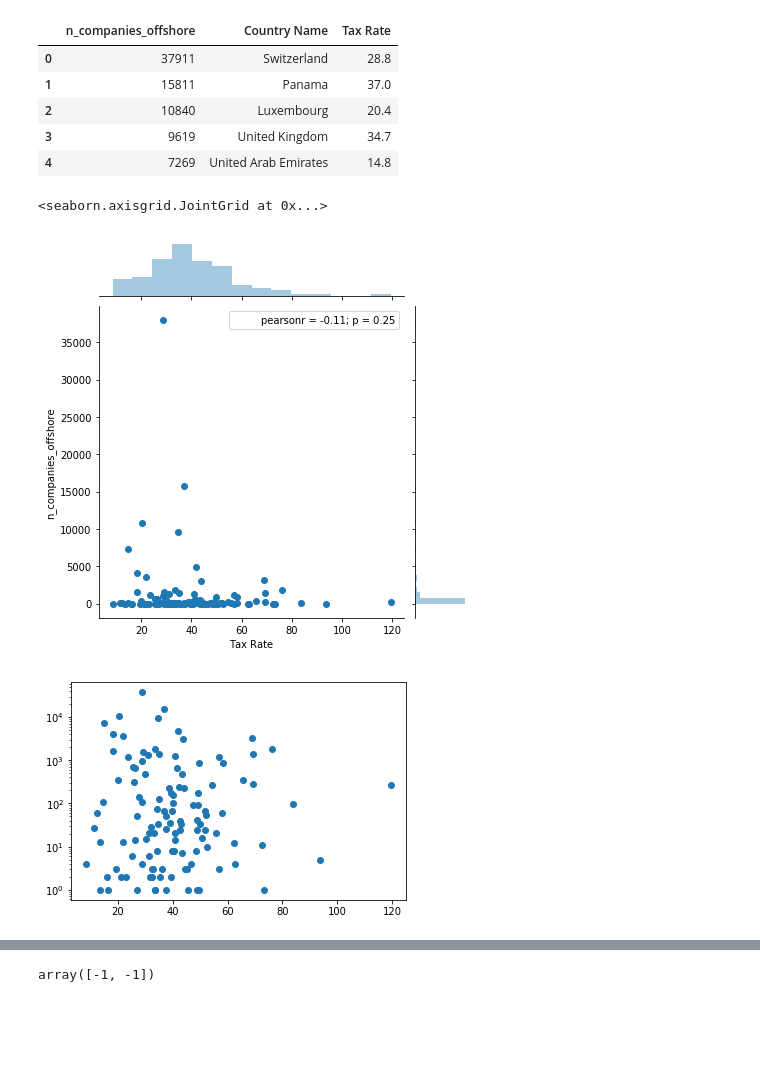
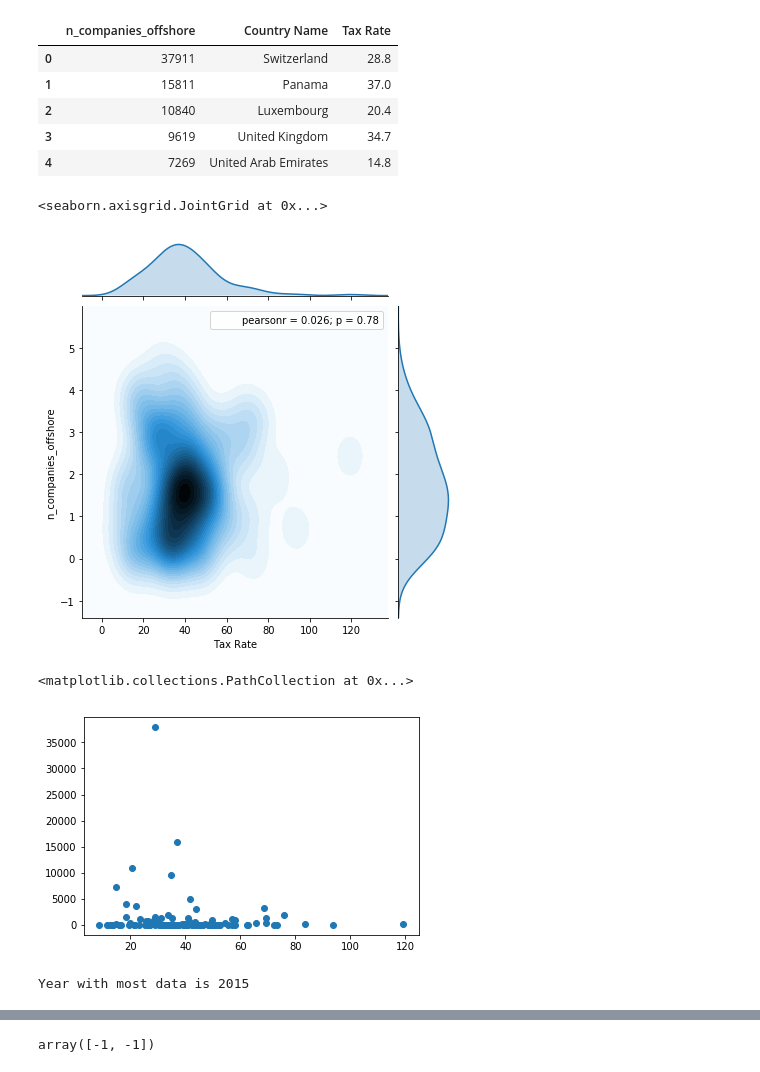
Before and after one commit to eddieshengyuwang/project_ada_akbar, a Jupyter notebook: Gianluca.ipynb, the cells around one changed output, grey strips where cells are left out. Drawn from its saved outputs; the diff is of its cells as text; code cells hidden in the pictures; blank space fills up the shorter version.

```diff
--- a/Gianluca.ipynb
+++ b/Gianluca.ipynb
@@ -38,0 +69,6 @@ df_officier_raw = pd.read_csv(path + 'panama_papers.nodes.officer.csv')
+# %%
+df_gdp=pd.read_csv(path+'API_NY.GDP.MKTP.CD_DS2_en_csv_v2_10224782.csv', skiprows=[0,1,2,3])
+# %%
+df_countries_gdp=pd.DataFrame({'Country Name':df_gdp['Country Name'][df_gdp['2014'].notnull()],'GDP':df_gdp['2014'][df_gdp['2014'].notnull()]})
+# %%
+country_count_gdp=country_count.merge(df_countries_gdp, how='inner',left_on='Country Name', right_on='Country Name')
@@ -140,5 +196,5 @@ df_countries_tax.head()
 # %%
-country_count_tax_rate=country_count.merge(df_countries_tax, how='inner',left_on='Country Name', right_on='Country Name')
+country_count_tax_rate=country_count_gdp.merge(df_countries_tax, how='inner',left_on='Country Name', right_on='Country Name')
 # %%
 country_count_tax_rate.head()
 # %% [output]
@@ -149,13 +205,15 @@ country_count_tax_rate.head()
 | 3 | 9619 | United Kingdom | 34.7 |
 | 4 | 7269 | United Arab Emirates | 14.8 |
 # %%
-sns.jointplot(country_count_tax_rate['Tax Rate'],country_count_tax_rate['n_companies_offshore'])
+sns.jointplot(country_count_tax_rate['Tax Rate'],np.log10(country_count_tax_rate['n_companies_offshore']), kind="kdeplot", n_levels=30)
 # %% [output]
 <seaborn.axisgrid.JointGrid at 0x...>
-[figure, old version]
+[figure, new version]
 # %%
 ax = plt.gca()
 ax.scatter(country_count_tax_rate['Tax Rate'],country_count_tax_rate['n_companies_offshore'])
-ax.set_yscale('log')
+# ax.set_yscale('log')
+# ax.set_xscale('log')
 # %% [output]
+<matplotlib.collections.PathCollection at 0x...>
-[figure, old version]
+[figure, new version]
@@ -161,0 +252,10 @@ ax.set_yscale('log')
+# %%
+years=range(1990, 2018)
+years_count=np.array([])
+
+for year in years:
+
+    years_count=np.append(years_count,df_ease_business[str(year)].notnull().sum())
+print ('Year with most data is', years[np.argmax(years_count)])
+# %% [output]
+Year with most data is 2015
```
Also changed, not shown: parts of 26 cells of this notebook.
